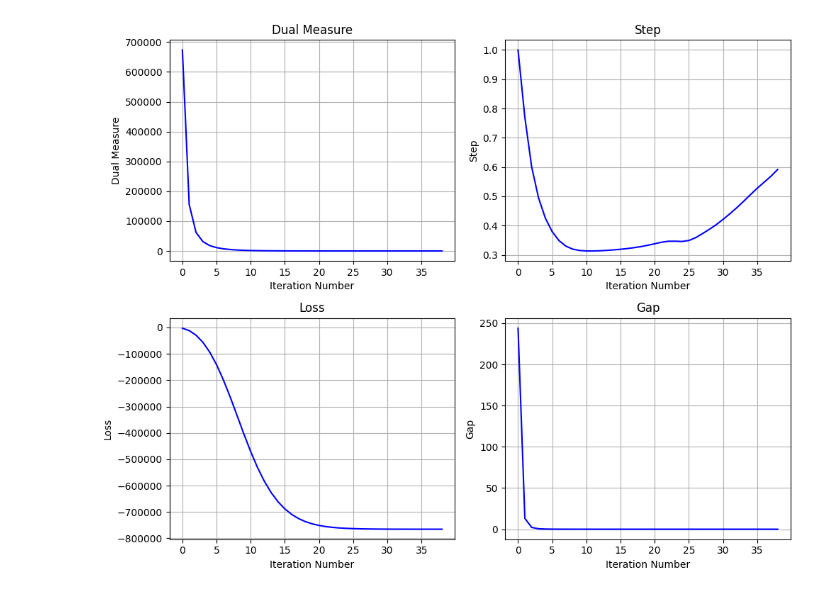
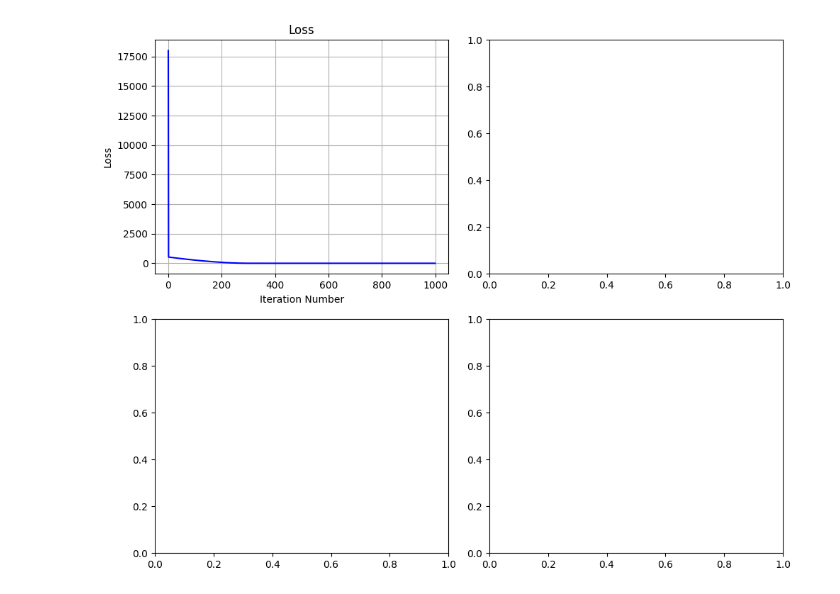
Before and after one commit to Nevsky12/Inter-point-methods-for-satellite-control, a Jupyter notebook: notebooks/interior_point_QP.ipynb, the cells around one changed output. Saved outputs shown, nothing was run; the diff lists cells and outputs as text; code cells hidden in the pictures.

Commit message:
pid + sliding

```diff
--- a/notebooks/interior_point_QP.ipynb
+++ b/notebooks/interior_point_QP.ipynb
@@ -320,17 +429,29 @@ Optimal control sequence: [-9.99995870e-01 -9.99995027e-01 -9.99993742e-01 -9.99
 t = np.linspace(0, T, N + 1)
 x_traj = np.zeros((2, N + 1))
 x_traj[:, 0] = x0
+
+u_opt = []
+loss_all = []
+pid = PIDController(K_p=2.0, K_d=0.5, h=h, output_limits=(-1, 1))
+
 for k in range(N):
-    u = u_opt[k]
+   # u = u_opt[k]
+    #u, loss = pid.update(x_traj[:, k], x_target)
+    #x_traj[:, k + 1] = A @ x_traj[:, k] + B.flatten() * u
+    #u = sliding.update(x_traj[:, k])
+    u_opt.append(u)
+    #loss_all.append(loss)
     x_traj[:, k + 1] = A @ x_traj[:, k] + B.flatten() * u
+
+loss_all = np.array(loss_all)
 # plot
 plt.figure(figsize=(12,6))
-plt.plot(t[:-1], u_opt, label='control')
+plt.plot(t[1:-1], u_opt[1:], label='control')
 plt.plot(t, x_traj[0, :], '--', label='state-1')
 plt.plot(t, x_traj[1, :], '-.', label='state-2')
 plt.xlabel('t (seconds)')
 plt.ylabel('Amplitude')
-plt.title('Optimal control and system state response')
+plt.title('Optimal control (Sliding Mode) and system state response')
 plt.legend()
 plt.grid(True)
 plt.show()
@@ -339,27 +477,28 @@ plt.show()
 # %%
 # Create iteration numbers for x-axis
-iterations = np.arange(len(loss))
+iterations = np.arange(len(loss_all))
 
 # Create a figure with 4 subplots (2 rows, 2 columns)
 fig, axes = plt.subplots(2, 2, figsize=(10, 8))
 axes = axes.flatten()  # Flatten to easily iterate over subplots
 
 # List of parameters and their names
-parameters = [dual_meas, step, loss, gap]
-param_names = ['Dual Measure', 'Step', 'Loss', 'Gap']
-
+#parameters = [dual_meas, step, loss, gap]
+parameters = [loss_all]
+#param_names = ['Dual Measure', 'Step', 'Loss', 'Gap']
+param_names = ['Loss']
 # Plot each parameter in its subplot
 for i, (param, name) in enumerate(zip(parameters, param_names)):
     axes[i].plot(iterations, param, 'b-')
     axes[i].set_title(name)
     axes[i].set_xlabel('Iteration Number')
     axes[i].set_ylabel(name)
     axes[i].grid(True)
 
 # Adjust layout to prevent overlap
 plt.tight_layout()
 
 # Save the plot to a file
 plt.show()
 # %% [output]
-[figure, old version]
+[figure, new version]
```
Also changed, not shown: parts of 5 cells of this notebook, 2 other files.
